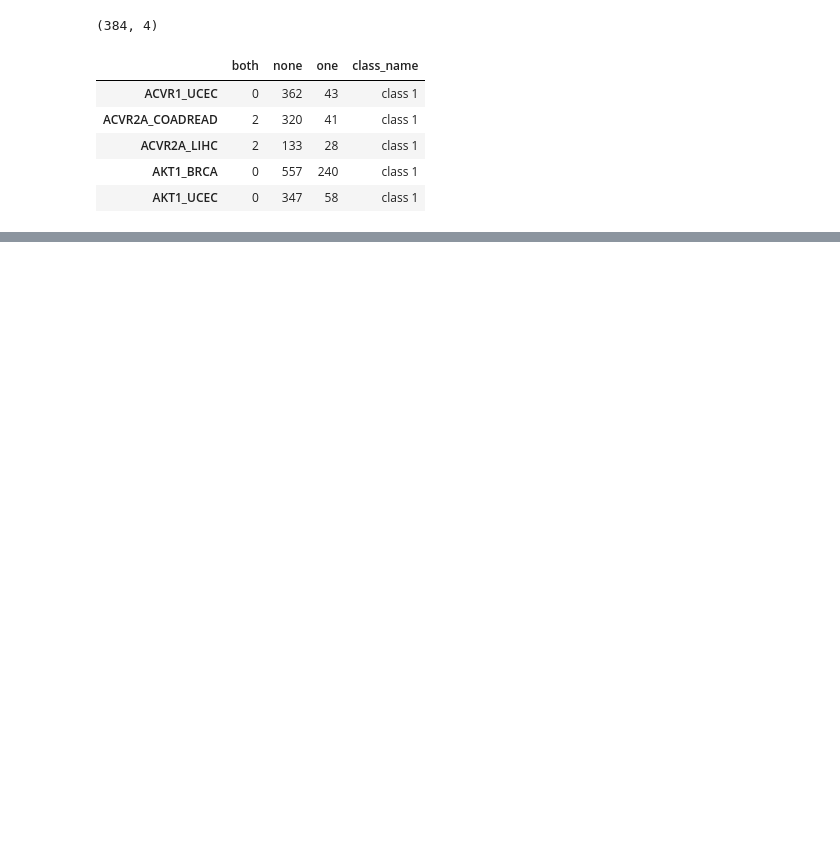
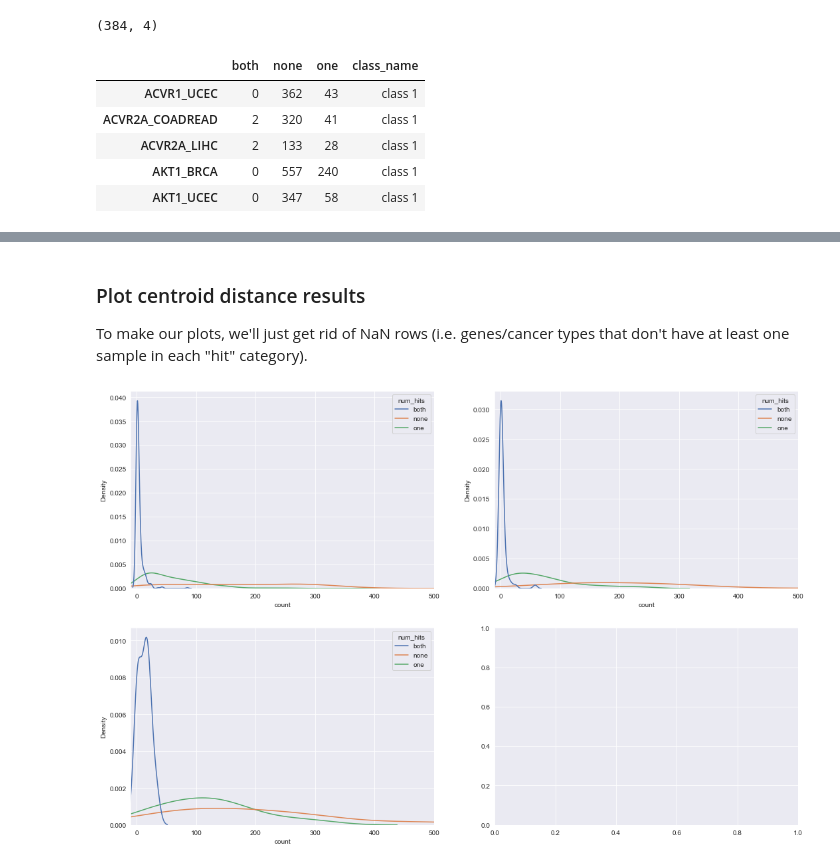
Before and after one commit to greenelab/mutation-fn, a Jupyter notebook: 5_distance_analysis/1_centroid_distance.ipynb, the cells around one changed output, grey strips where cells are left out. Saved outputs shown, nothing was run; the diff lists cells and outputs as text; code cells hidden in the pictures; blank space fills up the shorter version.

```diff
--- a/5_distance_analysis/1_centroid_distance.ipynb
+++ b/5_distance_analysis/1_centroid_distance.ipynb
@@ -330,0 +329,24 @@ results_gain_df.head()
+# %% [markdown]
+### Plot centroid distance results
+
+To make our plots, we'll just get rid of NaN rows (i.e. genes/cancer types that don't have at least one sample in each "hit" category).
+# %%
+sns.set({'figure.figsize': (18, 12)})
+
+fig, axarr = plt.subplots(2, 2)
+
+# plot class counts distributions for copy loss
+for ix, class_name in enumerate(['class 1', 'class 2', 'class 4']):
+    ax = axarr[ix // 2, ix % 2]
+    # convert dataframe to long-form to plot it
+    plot_df = (class_counts_loss_df[class_counts_loss_df.class_name == class_name]
+      .drop(columns='class_name')
+      .dropna(axis='index')
+      .reset_index()
+      .rename(columns={'index': 'identifier'})
+      .melt(id_vars='identifier', value_name='count', var_name='num_hits')
+    )
+    sns.kdeplot(data=plot_df, x='count', hue='num_hits', ax=ax)
+    ax.set_xlim(-10, 500)
+# %% [output]
+[figure, added]
```
Also changed, not shown: parts of 9 cells of this notebook, 1 other file.
